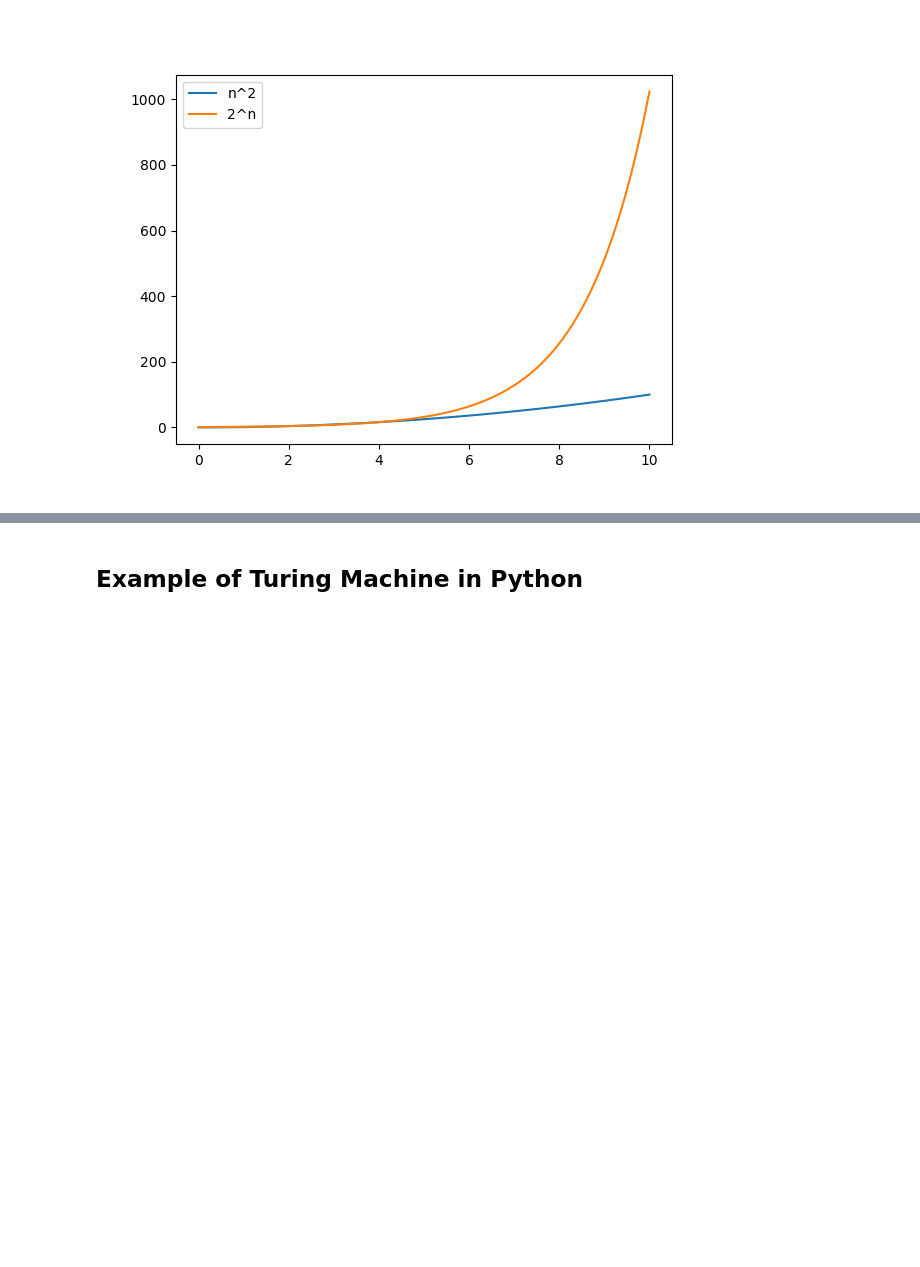
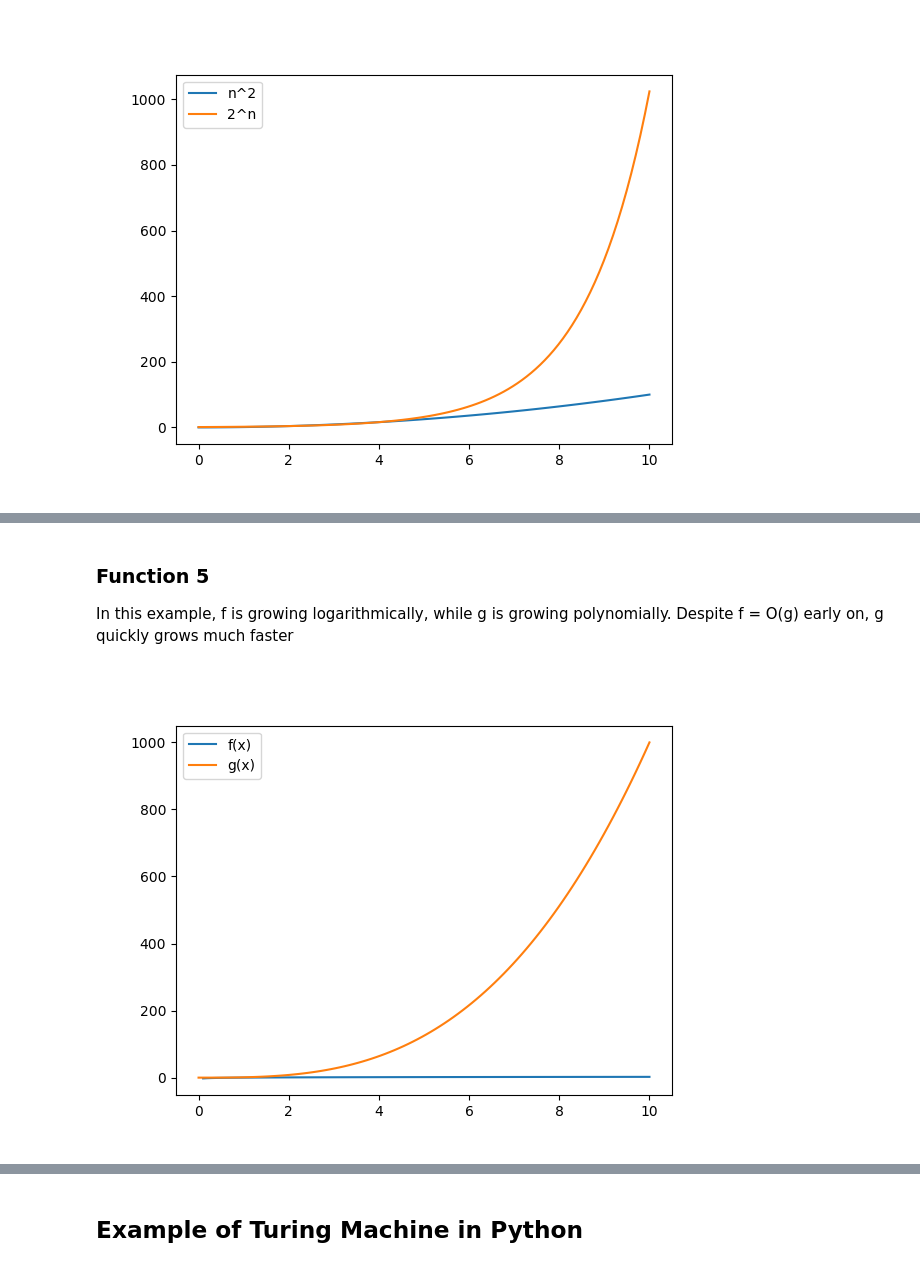
Before and after one commit to DylanCarr2/emergingtechnologies, a Jupyter notebook: notebooks/Computing.ipynb, the cells around one changed output, grey strips where cells are left out. Cells and saved outputs as stored; diff of their text form; code cells hidden in the pictures; blank space fills up the shorter version.

```diff
--- a/notebooks/Computing.ipynb
+++ b/notebooks/Computing.ipynb
@@ -66,0 +73,14 @@ plt.show()
+# %% [markdown]
+### Function 5
+In this example, f is growing logarithmically, while g is growing polynomially. Despite f = O(g) early on, g quickly grows much faster
+# %%
+f5 = np.log(n)
+g5 = n**3
+x = np.linspace(1, 10, 100)
+
+plt.plot(n, f5, label='f(x)')
+plt.plot(n, g5, label='g(x)')
+plt.legend()
+plt.show()
+# %% [output]
+[figure, added]
```
Also changed, not shown: parts of 7 cells of this notebook, 2 other files.
